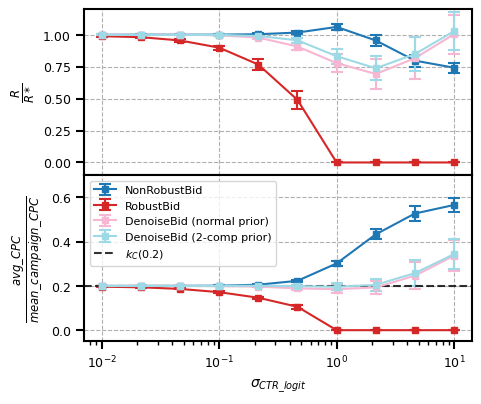
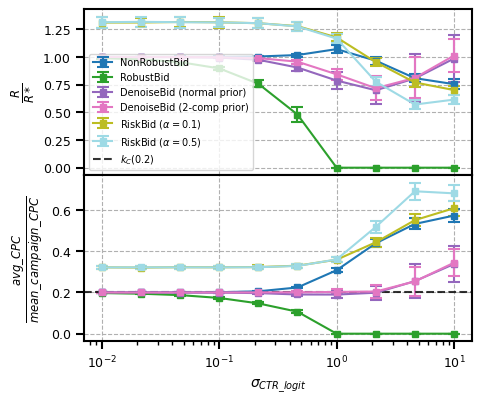
The notebook cell's code change between the first figure and the second:
--- before
+++ after
@@ -38,5 +38,4 @@
 axes[1].axhline(TARGET_CPC_PROPORTION, c="k", alpha=0.8, label="$k_C (0.2)$", linestyle="dashed", linewidth=1.5)
 
-axes[1].legend(frameon=True, fontsize=8, loc=2)
 handles, labels = axes[1].get_legend_handles_labels()
 target_label = '$k_C (0.2)$'
@@ -50,7 +49,5 @@
     labels.append(l)
 
-axes[1].legend(handles, labels, frameon=True, fontsize=8, loc=2)
-axes[0].set_ylim(-0.1, 1.2)
-axes[1].set_ylim(-0.05, 0.7)
+axes[0].legend(handles, labels, frameon=True, fontsize=7, loc=3)
 
 plt.subplots_adjust(top=0.88, bottom=0.05)

Commit: add riskbid